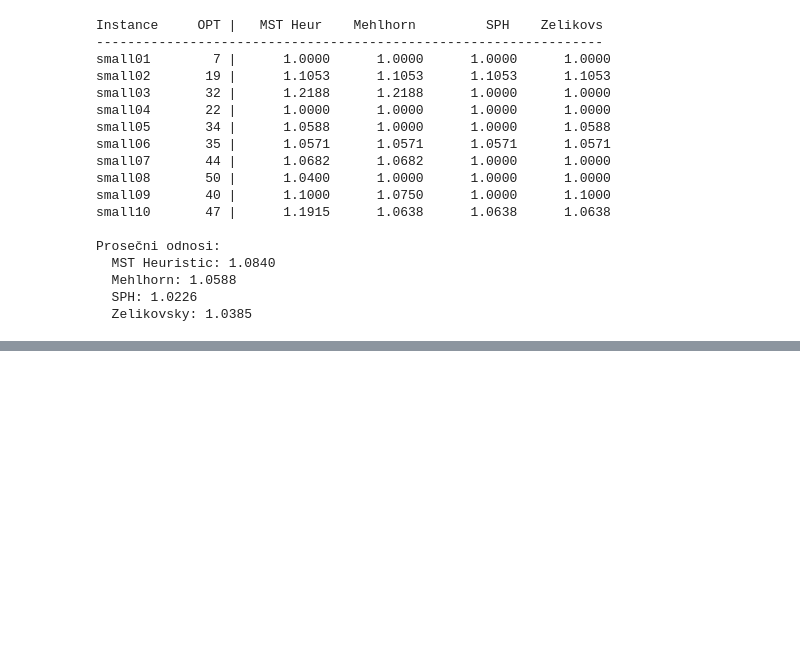
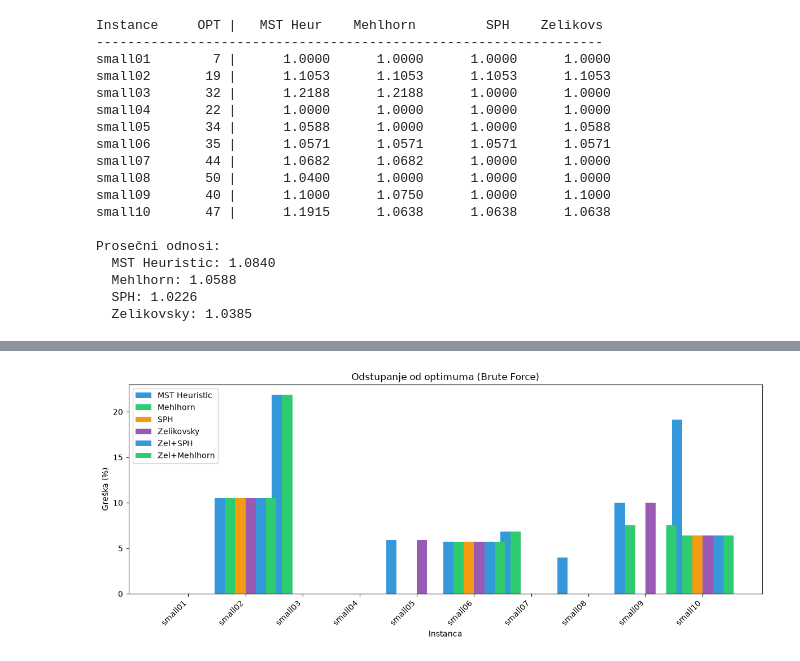
Before and after one commit to TinovoS/Approxiation-algorithms-for-Steiner-trees-in-weighted-graphs, a Jupyter notebook: 03_test_small.ipynb, the cells around one changed output, grey strips where cells are left out. Cells and saved outputs as stored; diff of their text form; code cells hidden in the pictures; blank space fills up the shorter version.

```diff
--- a/03_test_small.ipynb
+++ b/03_test_small.ipynb
@@ -102,0 +153,4 @@ Prosečni odnosi:
+# %%
+plot_errors(results_all, algorithms_all)
+# %% [output]
+[figure, added]
```
Also changed, not shown: parts of 10 cells of this notebook.
